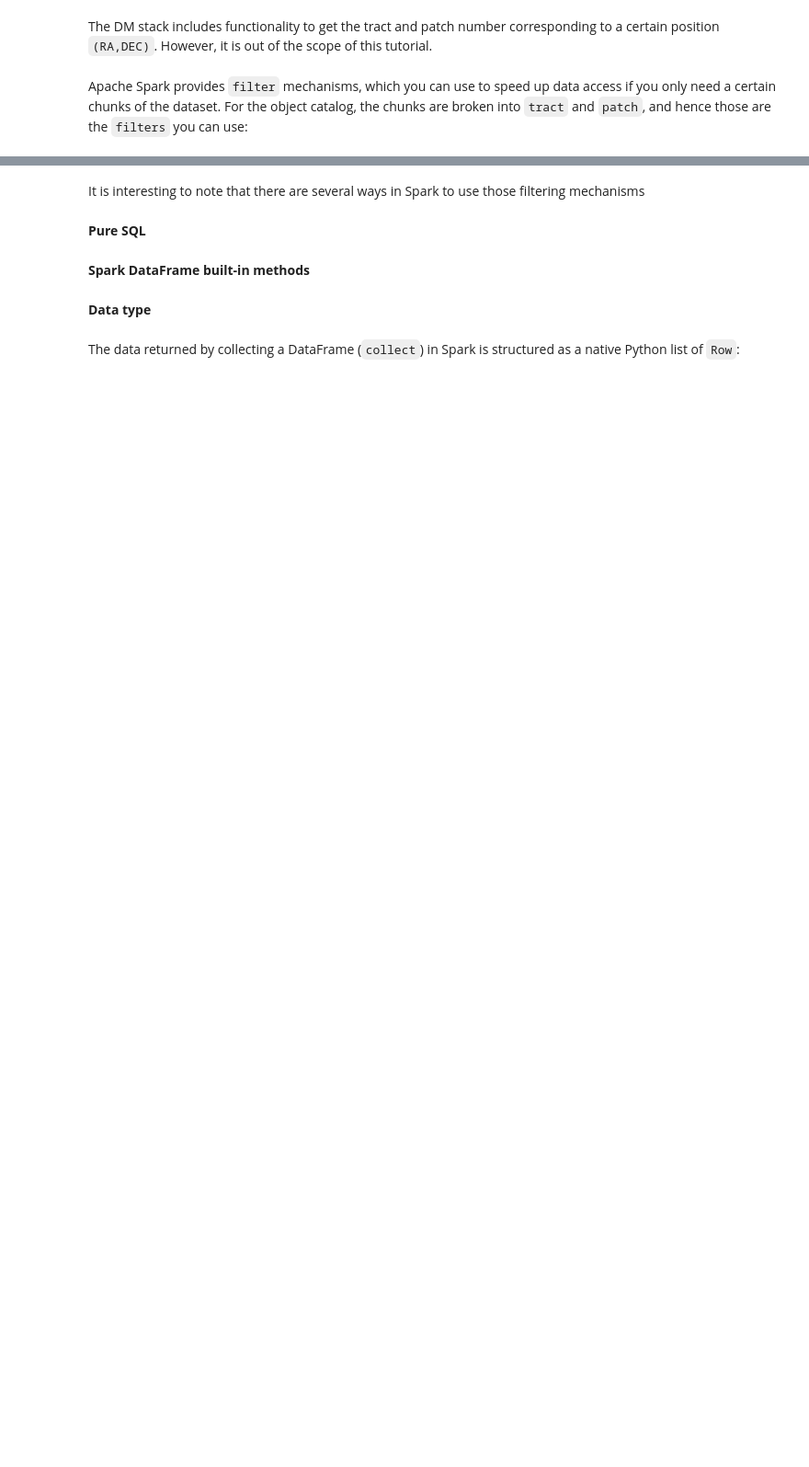
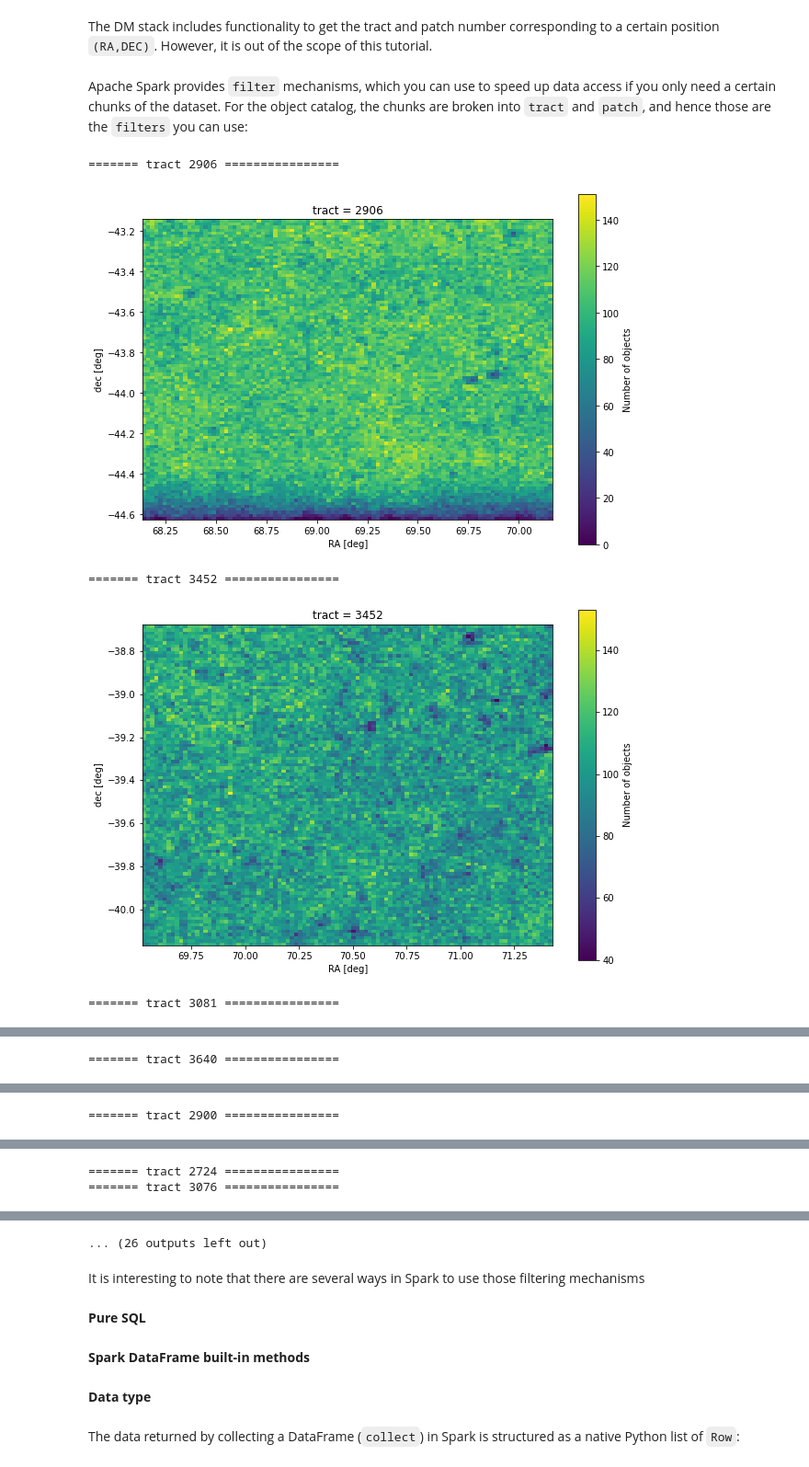
Before and after one commit to sylvielsstfr/MyDC2work, a Jupyter notebook: spark/object_spark_1_intro_Run2.2i.ipynb, the cells around one changed output, grey strips where cells are left out. Shown at 92% size. Drawn from its saved outputs; the diff is of its cells as text; code cells hidden in the pictures; blank space fills up the shorter version.

```diff
--- a/spark/object_spark_1_intro_Run2.2i.ipynb
+++ b/spark/object_spark_1_intro_Run2.2i.ipynb
@@ -119,5 +119,5 @@ InputPath = [base_dir + "/dc2_object_run2.2i_dr6b_tract{}.parquet".format(num) f
 # %%
-#InputPath = [base_dir + "/{}".format(filename) for filename in selected_files]
+InputPath = [base_dir + "/{}".format(filename) for filename in selected_files]
 # %%
 from pyspark.sql import SparkSession
 
@@ -203,31 +262,37 @@ For the object catalog, the chunks are broken into `tract` and `patch`, and henc
 # %%
 idx=0
 for the_tract in dp_stat["tract"].values:
     selection_name = "tract == {}".format(the_tract)
 
     # Retrieve the ra,dec coordinates of all sources within tract number 4430
     data = df.select('ra', 'dec').where(selection_name).collect()
     #data = df.select('ra', 'dec').collect()
 
     print("======= tract {} ================".format(the_tract))
-    data.describe().show()
+    #data.describe().show()
 
-    if dp_stat["count"].values[idx]>1e4
+    if dp_stat["count"].values[idx]>1e4:
 
         # `collect` returns list of list[ra, dec], so for
         # plotting purpose we tranpose the output:
         ra, dec = np.transpose(data)
 
         # Plot a 2d histogram of sources
         plt.figure(figsize=(10,7))
         plt.hist2d(ra, dec, 100)
         plt.gca().set_aspect('equal')
         plt.colorbar(label='Number of objects')
         plt.xlabel('RA [deg]')
         plt.ylabel('dec [deg]');
         plt.title("tract = {}".format(the_tract))
         plt.show()
 
     idx+=1
-    if idx>10:
+    if idx>20:
         break
+# %% [output]
+======= tract 2906 ================
+[figure, added]
+======= tract 3452 ================
+[figure, added]
+======= tract 3081 ================
@@ -233,0 +300 @@ for the_tract in dp_stat["tract"].values:
+======= tract 3640 ================
@@ -233,0 +302 @@ for the_tract in dp_stat["tract"].values:
+======= tract 2900 ================
@@ -233,0 +304,2 @@ for the_tract in dp_stat["tract"].values:
+======= tract 2724 ================
+======= tract 3076 ================
@@ -234,3 +307,4 @@ for the_tract in dp_stat["tract"].values:
+... (26 outputs left out)
 # %% [markdown]
 It is interesting to note that there are several ways in Spark to use those filtering mechanisms
 # %% [markdown]
```
Also changed, not shown: parts of 24 cells of this notebook, 1 other file.
